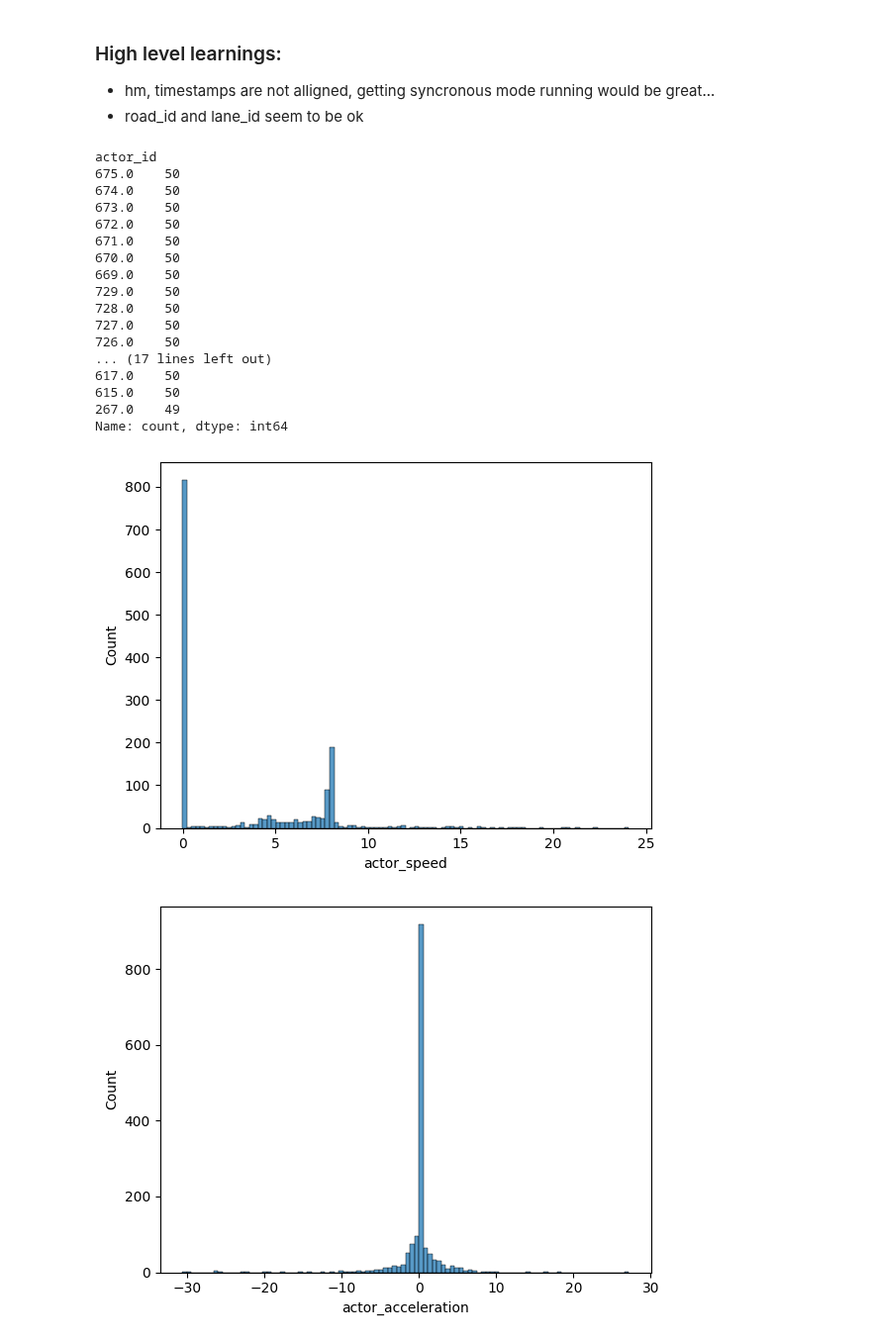
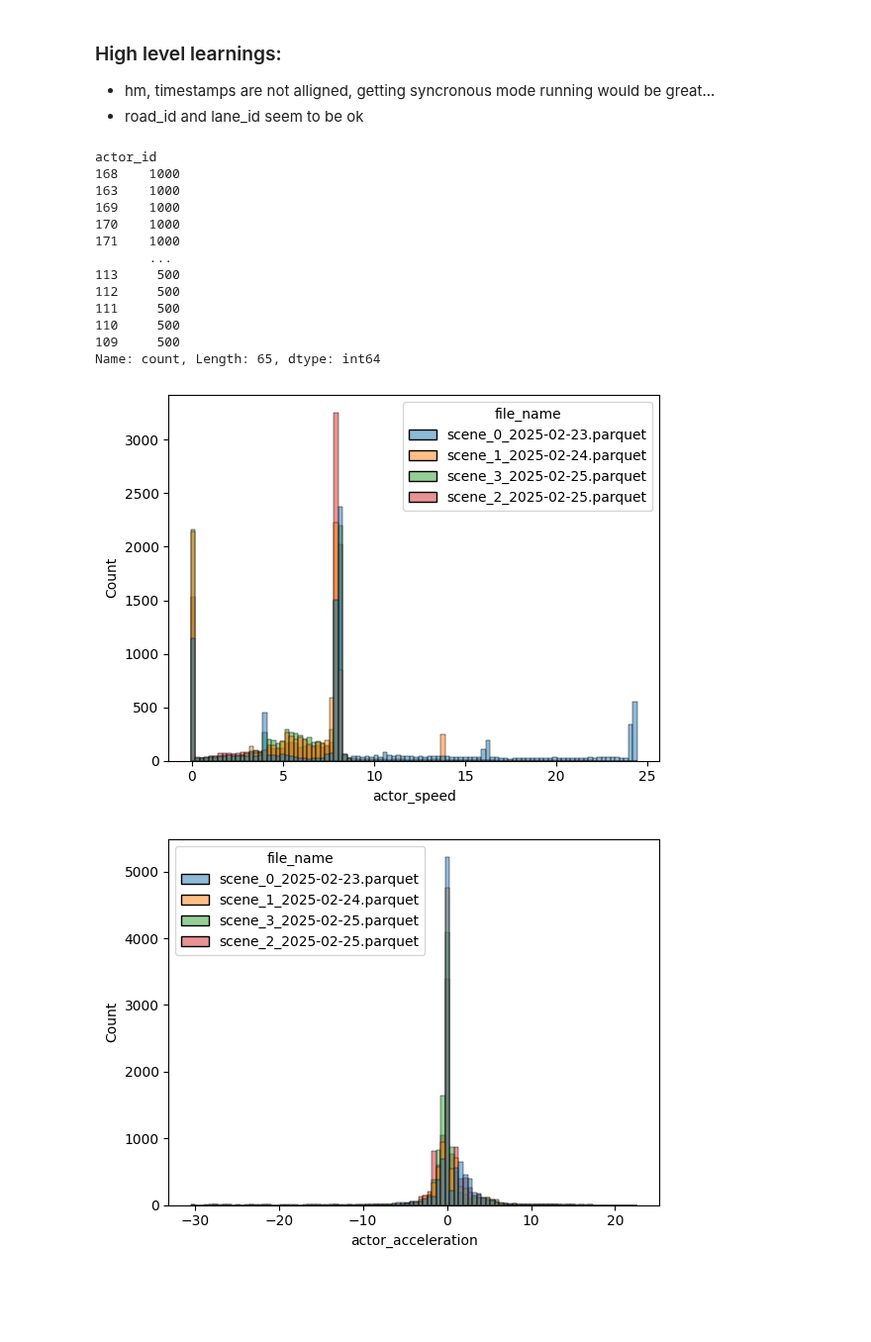
Before and after one commit to tmuehlen80/graph_coverage, a Jupyter notebook: Notebooks/carla/tracks_eda.ipynb, the cells around one changed output. Shown at 99% size. Saved outputs shown, nothing was run; the diff lists cells and outputs as text; code cells hidden in the pictures; blank space fills up the shorter version.

```diff
--- a/Notebooks/carla/tracks_eda.ipynb
+++ b/Notebooks/carla/tracks_eda.ipynb
@@ -17,7 +17,9 @@ os.getcwd()
 track_files = os.listdir(Path('carla/data') )
 dfs = []
 for file in track_files:
-    dfs.append(pd.read_parquet(Path('carla/data') / file))
+    df = pd.read_parquet(Path('carla/data') / file)
+    df['file_name'] = file
+    dfs.append(df)
 # %%
 tracks_df = pd.concat(dfs)
 # %%
@@ -39,28 +50,24 @@ tracks_df.road_id.value_counts()
 tracks_df.actor_id.value_counts()
 # %% [output]
 actor_id
-675.0    50
-674.0    50
-673.0    50
-672.0    50
-671.0    50
-670.0    50
-669.0    50
-729.0    50
-728.0    50
-727.0    50
-726.0    50
-... (17 lines left out)
-617.0    50
-615.0    50
-267.0    49
-Name: count, dtype: int64
+168    1000
+163    1000
+169    1000
+170    1000
+171    1000
+       ...
+113     500
+112     500
+111     500
+110     500
+109     500
+Name: count, Length: 65, dtype: int64
 # %%
-sns.histplot(tracks_df.actor_speed, bins=100)
+sns.histplot(data = tracks_df, x = 'actor_speed', bins=100, hue = 'file_name')
 plt.show()
-sns.histplot(tracks_df.actor_acceleration, bins=100)
+sns.histplot(data = tracks_df, x = 'actor_acceleration', bins=100, hue = 'file_name')
 plt.show()
 # %% [output]
-[figure, old version]
+[figure, new version]
-[figure, old version]
+[figure, new version]
 # %%
```
Also changed, not shown: parts of 30 cells of this notebook, 1 other file.
